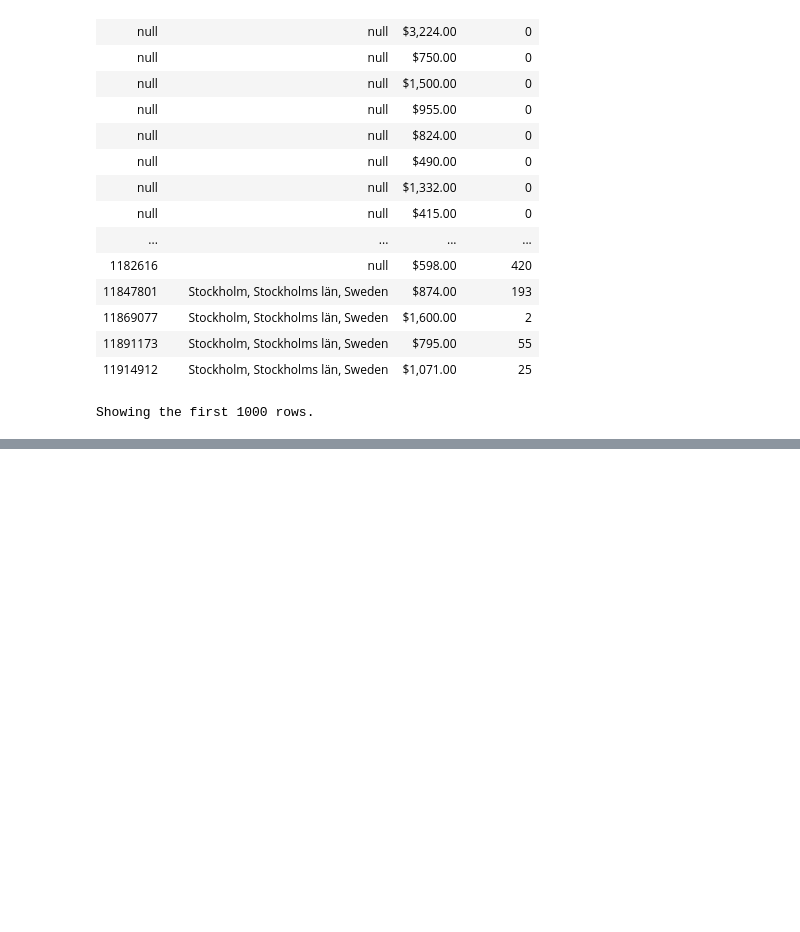
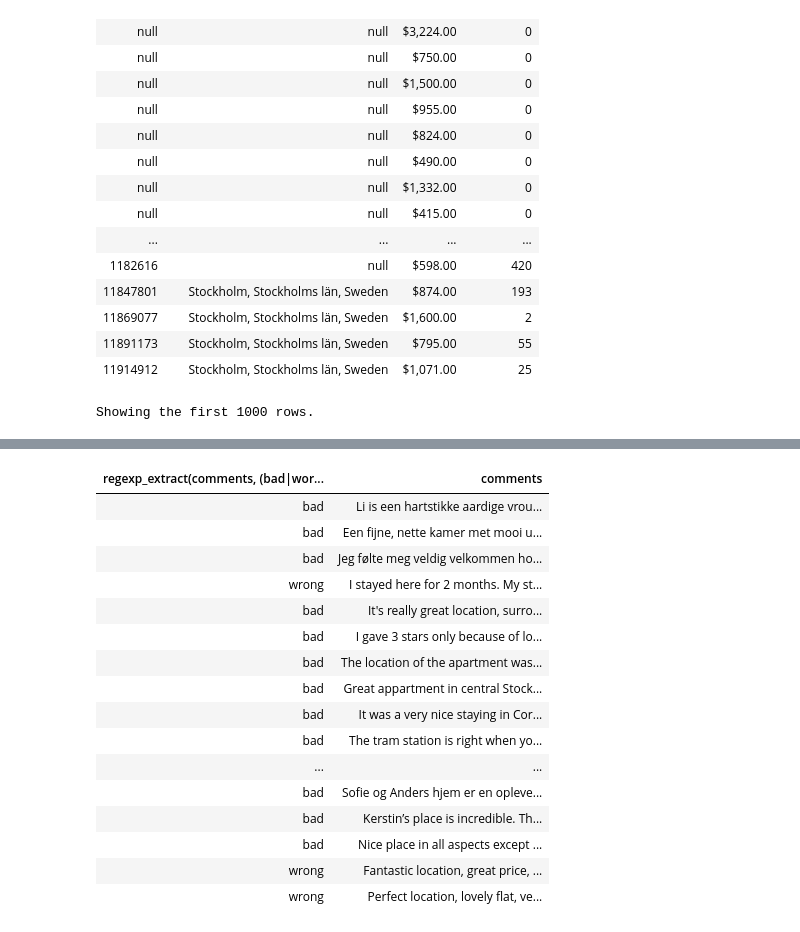
Before and after one commit to alcherniaev/Amazon_S3_databricks, a Jupyter notebook: DE_AWS_S3.ipynb, the cells around one changed output, grey strips where cells are left out. Drawn from its saved outputs; the diff is of its cells as text; code cells hidden in the pictures; blank space fills up the shorter version.

```diff
--- a/DE_AWS_S3.ipynb
+++ b/DE_AWS_S3.ipynb
@@ -531,0 +553,22 @@ Showing the first 1000 rows.
+# %%
+ %sql
+ Select regexp_extract(comments, "(bad|worse|wrong)", 1), comments
+ from reviews_fixed where regexp_extract(comments, "(bad|worse|wrong)", 1) != ""
+# %% [output]
+| regexp_extract(comments, (bad|wor... | comments |
+| bad | Li is een hartstikke aardige vrou... |
+| bad | Een fijne, nette kamer met mooi u... |
+| bad | Jeg følte meg veldig velkommen ho... |
+| wrong | I stayed here for 2 months. My st... |
+| bad | It's really great location, surro... |
+| bad | I gave 3 stars only because of lo... |
+| bad | The location of the apartment was... |
+| bad | Great appartment in central Stock... |
+| bad | It was a very nice staying in Cor... |
+| bad | The tram station is right when yo... |
+| ... | ... |
+| bad | Sofie og Anders hjem er en opleve... |
+| bad | Kerstin’s place is incredible. Th... |
+| bad | Nice place in all aspects except ... |
+| wrong | Fantastic location, great price, ... |
+| wrong | Perfect location, lovely flat, ve... |
```
Also changed, not shown: parts of 9 cells of this notebook.
